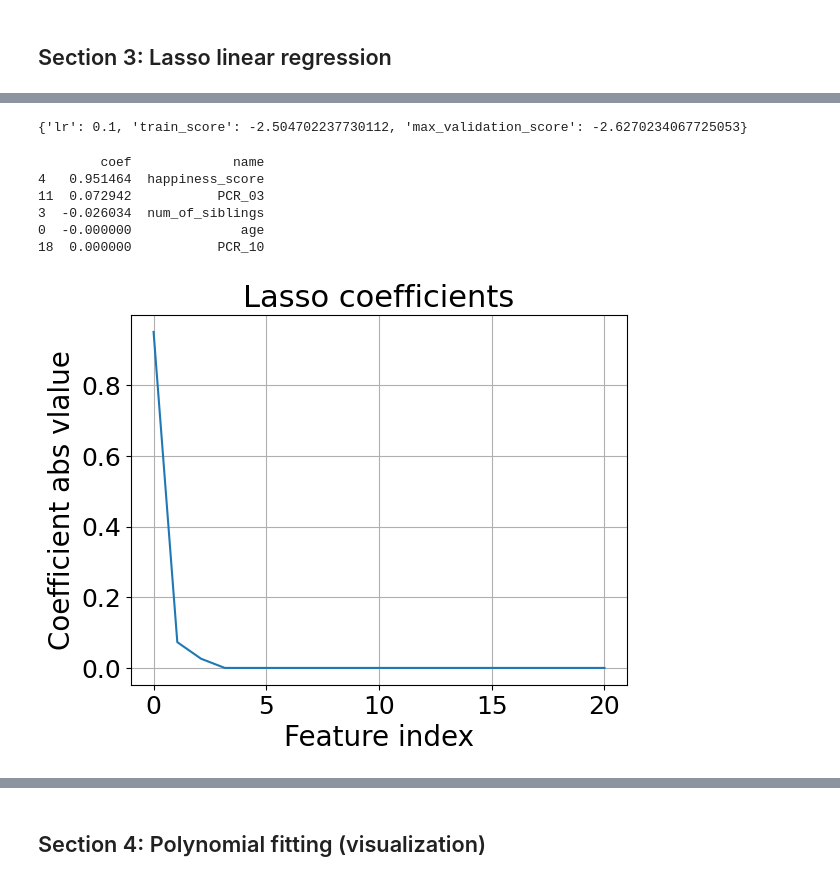
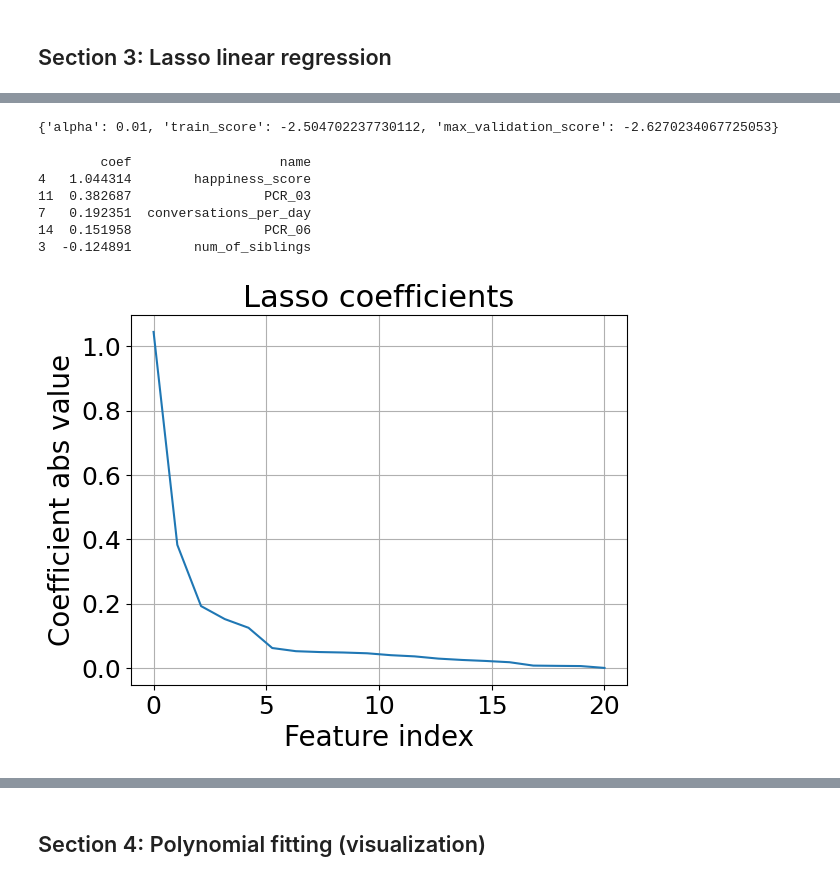
Before and after one commit to matanophir/IML_3, a Jupyter notebook: 314683079-208115055.ipynb, the cells around one changed output, grey strips where cells are left out. Saved outputs shown, nothing was run; the diff lists cells and outputs as text; code cells hidden in the pictures.

Commit message:
fixed optimal alpha

```diff
--- a/314683079-208115055.ipynb
+++ b/314683079-208115055.ipynb
@@ -115,14 +130,14 @@ fitted_dummy = dummy_regr.fit(x_train, y_train)
 # %% [markdown]
 #### Basic hyperparameter tuning
 # %%
-values = np.logspace(-9, -1, 9)
+x_values = np.logspace(-9, -1, 9)
 
 train_scores =[]
 validation_scores = []
 max_score = dict(lr=0,train_score=0, max_validation_score=-100)
-dummy_val_scores = np.ones(len(values)) * dummy_validation_score
+dummy_val_scores = np.ones(len(x_values)) * dummy_validation_score
 
-for lr in values:
+for lr in x_values:
     model = LinearRegressor(lr = lr)
 
     result = cross_validate(model, x_train, y_train, cv= 5, scoring= 'neg_mean_squared_error' ,return_train_score= True)
@@ -174,14 +191,14 @@ test_score = fitted_linear.score(x_test, y_test)
 ## Section 3: Lasso linear regression
 # %%
 
-values = np.logspace(-9, 0, 10)
+x_values = np.logspace(-9, 0, 10)
 
 train_scores =[]
 validation_scores = []
-max_score = dict(lr=0,train_score=0, max_validation_score=-100)
-dummy_val_scores = np.ones(len(values)) * dummy_validation_score
+max_score = dict(alpha=0,train_score=0, max_validation_score=-100)
+dummy_val_scores = np.ones(len(x_values)) * dummy_validation_score
 
-for reg in values:
+for reg in x_values:
     model = Lasso(alpha= reg, fit_intercept= True)
 
     result = cross_validate(model, x_train, y_train, cv= 5, scoring= 'neg_mean_squared_error' ,return_train_score= True)
@@ -193,6 +210,6 @@ for reg in values:
 
 
     if validation_score > max_score['max_validation_score']:
-        max_score['lr'] = lr
+        max_score['alpha'] = reg
         max_score['train_score'] = train_score
         max_score['max_validation_score'] = validation_score
@@ -224,9 +220,9 @@ plt.show()
 # %%
 print(max_score)
 # %% [output]
-{'lr': 0.1, 'train_score': -2.504702237730112, 'max_validation_score': -2.6270234067725053}
+{'alpha': 0.01, 'train_score': -2.504702237730112, 'max_validation_score': -2.6270234067725053}
 # %%
-fitted_lasso = Lasso(alpha= max_score['lr'], fit_intercept= True).fit(x_train, y_train)
+fitted_lasso = Lasso(alpha= max_score['alpha'], fit_intercept= True).fit(x_train, y_train)
 # %%
 coef = fitted_lasso.coef_
 coef_names = train_df.drop(columns = [target]).columns
@@ -234,18 +230,18 @@ coef_with_names = pd.DataFrame({'coef': coef, 'name': coef_names})
 coef_with_names.sort_values(by='coef', key=abs, ascending=False, inplace= True)
 print(coef_with_names.iloc[:5,:])
 # %% [output]
-        coef             name
-4   0.951464  happiness_score
-11  0.072942           PCR_03
-3  -0.026034  num_of_siblings
-0  -0.000000              age
-18  0.000000           PCR_10
+        coef                   name
+4   1.044314        happiness_score
+11  0.382687                 PCR_03
+7   0.192351  conversations_per_day
+14  0.151958                 PCR_06
+3  -0.124891        num_of_siblings
 # %%
 plt.plot(np.linspace(0, len(coef), len(coef)), coef_with_names['coef'].abs())
 plt.xlabel('Feature index')
-plt.ylabel('Coefficient abs vlalue')
+plt.ylabel('Coefficient abs value')
 plt.title('Lasso coefficients')
 plt.grid(True)
 plt.show()
 # %% [output]
-[figure, old version]
+[figure, new version]
```
Also changed, not shown: parts of 18 cells of this notebook, 2 other files.
